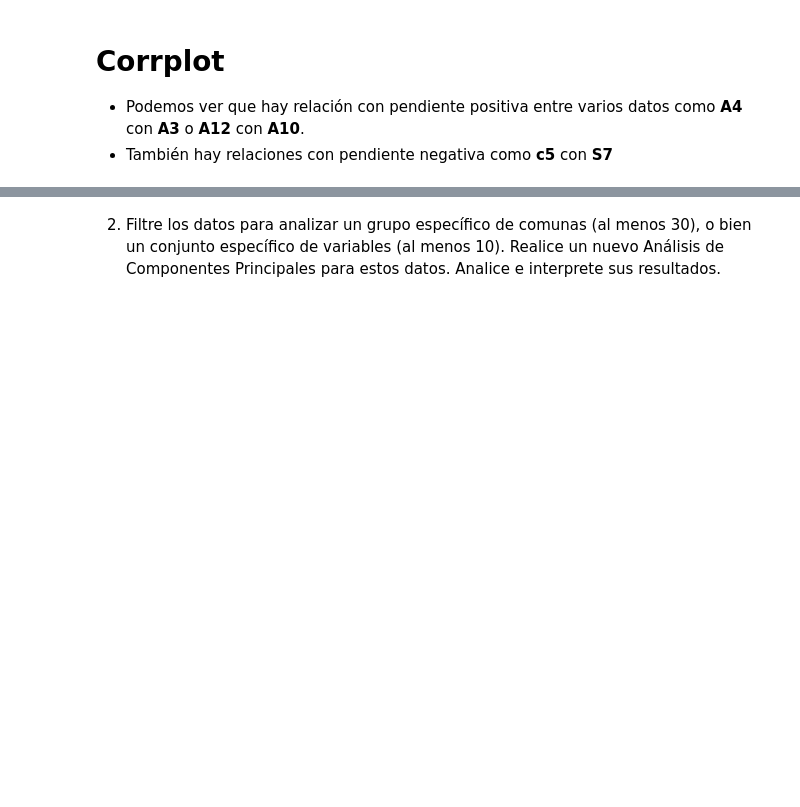
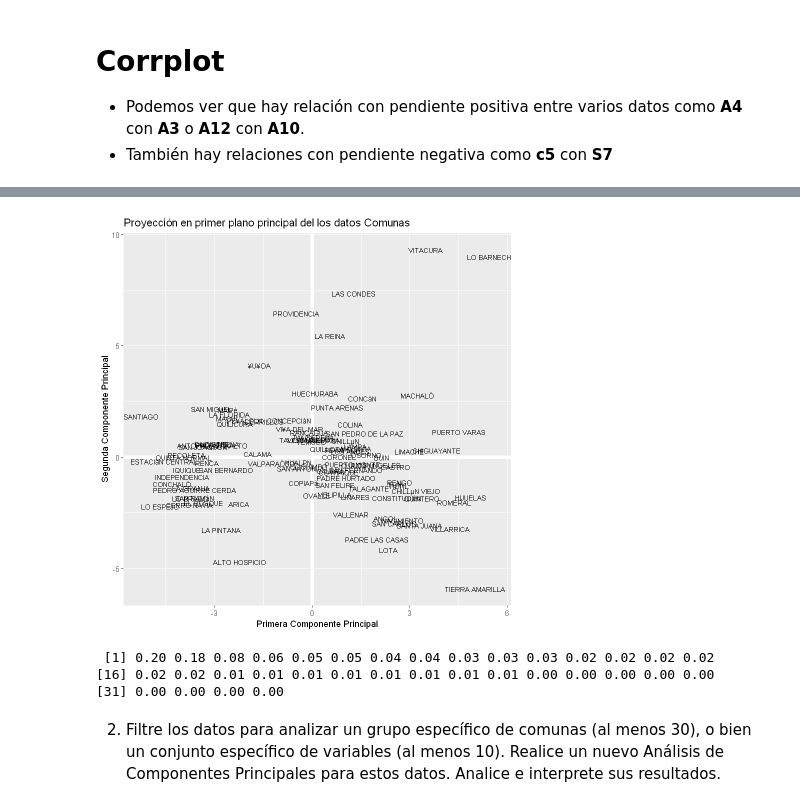
Before and after one commit to Nicol-Huaiquil/INFO257_PCA, a Jupyter notebook: PCA.ipynb, the cells around one changed output, grey strips where cells are left out. Drawn from its saved outputs; the diff is of its cells as text; code cells hidden in the pictures; blank space fills up the shorter version.

```diff
--- a/PCA.ipynb
+++ b/PCA.ipynb
@@ -560,0 +593,6 @@ corrplot(mcor)
+# %%
+scaled_df_ciudades <- apply(datosGenerales, 2, scale)
+head(scaled_df_ciudades)
+apply(scaled_df_ciudades, 2, var)
+
+apply(scaled_df_ciudades, 2, mean)
@@ -560,0 +626,10 @@ corrplot(mcor)
+# %%
+# Calculando valores y vectores propios de la matriz de covarianzas empírica
+
+#matriz de varianzaco varianza
+comunas.cov <- cov(scaled_df_ciudades)
+
+#calcula los valores y vectores propios de una matriz
+comunas.eigen <- eigen(comunas.cov)
+
+comunas.eigen
@@ -560,0 +654,8 @@ corrplot(mcor)
+# %%
+w <- -comunas.eigen$vectors[,1:2]
+row.names(w) <- colnames(datosGenerales) #c("Murder", "Assault", "UrbanPop", "Rape")
+
+#vector propio 1 y 2
+colnames(w) <- c("PC1", "PC2")
+
+w
@@ -560,0 +681,8 @@ corrplot(mcor)
+# %%
+# Para calcula proyección de los datos en cada componente principal matriz escalada por cada uno de los vectores
+PC1 <- as.matrix(scaled_df_ciudades) %*% w[,1]
+PC2 <- as.matrix(scaled_df_ciudades) %*% w[,2]
+
+# Para efectos gráficos se crea un dataframe con la proyección
+PC <- data.frame(Comuna = datos[,1], PC1, PC2)
+head(PC)
@@ -561,3 +699,25 @@ corrplot(mcor)
+# %%
+#install.packages('modelr')
+#install.packages('ggplot2')
+library(ggplot2)
+
+# Grafico en primer plano principal
+ggplot(PC, aes(PC1, PC2)) +
+  modelr::geom_ref_line(h = 0) +
+  modelr::geom_ref_line(v = 0) +
+  geom_text(aes(label = Comuna), size = 3) +
+  xlab("Primera Componente Principal") +
+  ylab("Segunda Componente Principal") +
+  ggtitle("Proyección en primer plano principal del los datos Comunas")
+# %% [output]
+[figure, added]
+# %%
+PVE <- comunas.eigen$values / sum(comunas.eigen$values)
+round(PVE, 2)
+# %% [output]
+ [1] 0.20 0.18 0.08 0.06 0.05 0.05 0.04 0.04 0.03 0.03 0.03 0.02 0.02 0.02 0.02
+[16] 0.02 0.02 0.01 0.01 0.01 0.01 0.01 0.01 0.01 0.01 0.00 0.00 0.00 0.00 0.00
+[31] 0.00 0.00 0.00 0.00
 # %% [markdown]
 2. Filtre los datos para analizar un grupo específico de comunas (al menos 30), o bien un conjunto específico de variables (al menos 10). Realice un nuevo Análisis de Componentes Principales para estos datos. Analice e interprete sus resultados.
 # %%
```
Also changed, not shown: parts of 6 cells of this notebook.
